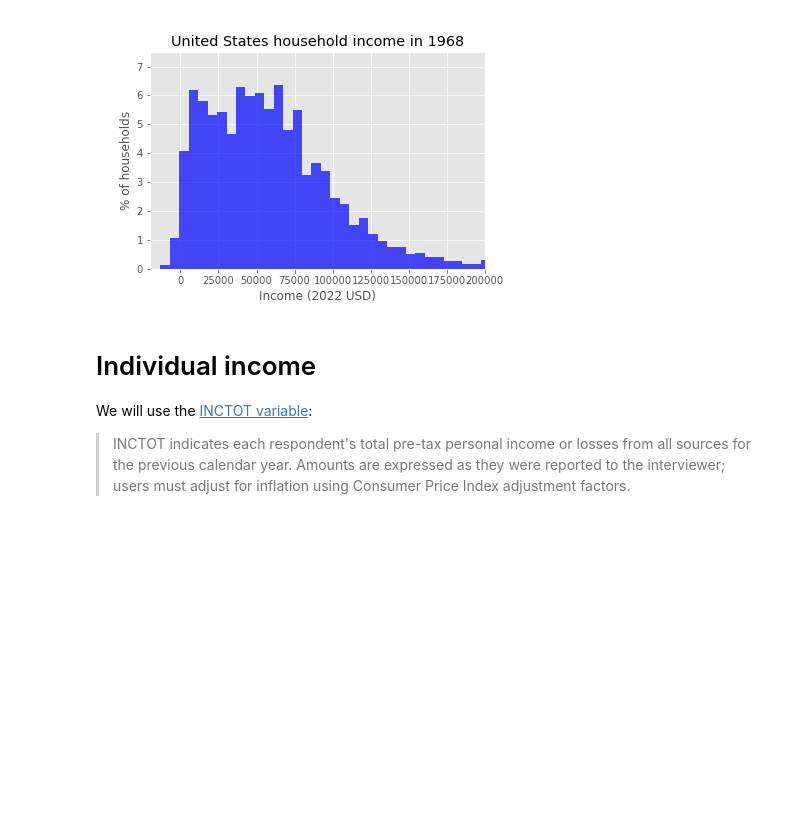
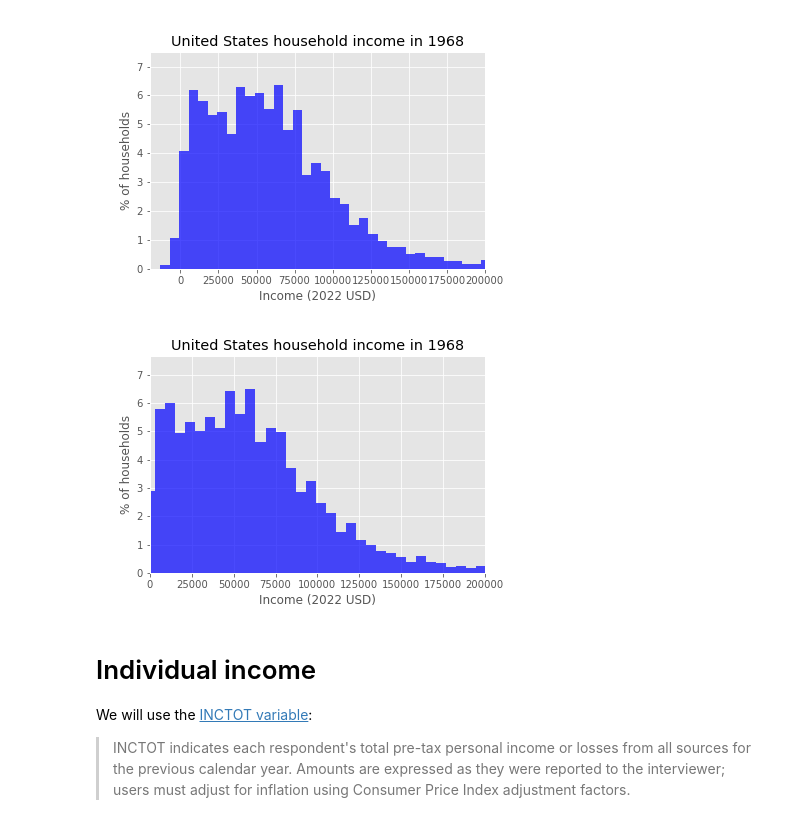
Before and after one commit to hamishhuggard/us-income-visualisations, a Jupyter notebook: ipums/cross-sectional/create-animations.ipynb, the cells around one changed output. Drawn from its saved outputs; the diff is of its cells as text; code cells hidden in the pictures; blank space fills up the shorter version.

Commit message:
custom bin dist plots

```diff
--- a/ipums/cross-sectional/create-animations.ipynb
+++ b/ipums/cross-sectional/create-animations.ipynb
@@ -412,6 +412,23 @@ create_income_animation(
 Image(filename='animations/household_income.gif')
 # %% [output]
 [figure]
+# %%
+create_income_animation(
+    household_data,
+    'HHINCOME22',
+    'YEAR',
+    max_income=300000,
+    min_income=0,
+    x_lim=(0, 200000),
+    title="United States household income",
+    xlabel="Income (2022 USD)",
+    ylabel="% of households",
+    weights_col='ASECWTH',
+    save_as='animations/household_income.gif'
+)
+Image(filename='animations/household_income.gif')
+# %% [output]
+[figure, added]
 # %% [markdown]
 # Individual income
 
```
Also changed, not shown: parts of 9 cells of this notebook.
